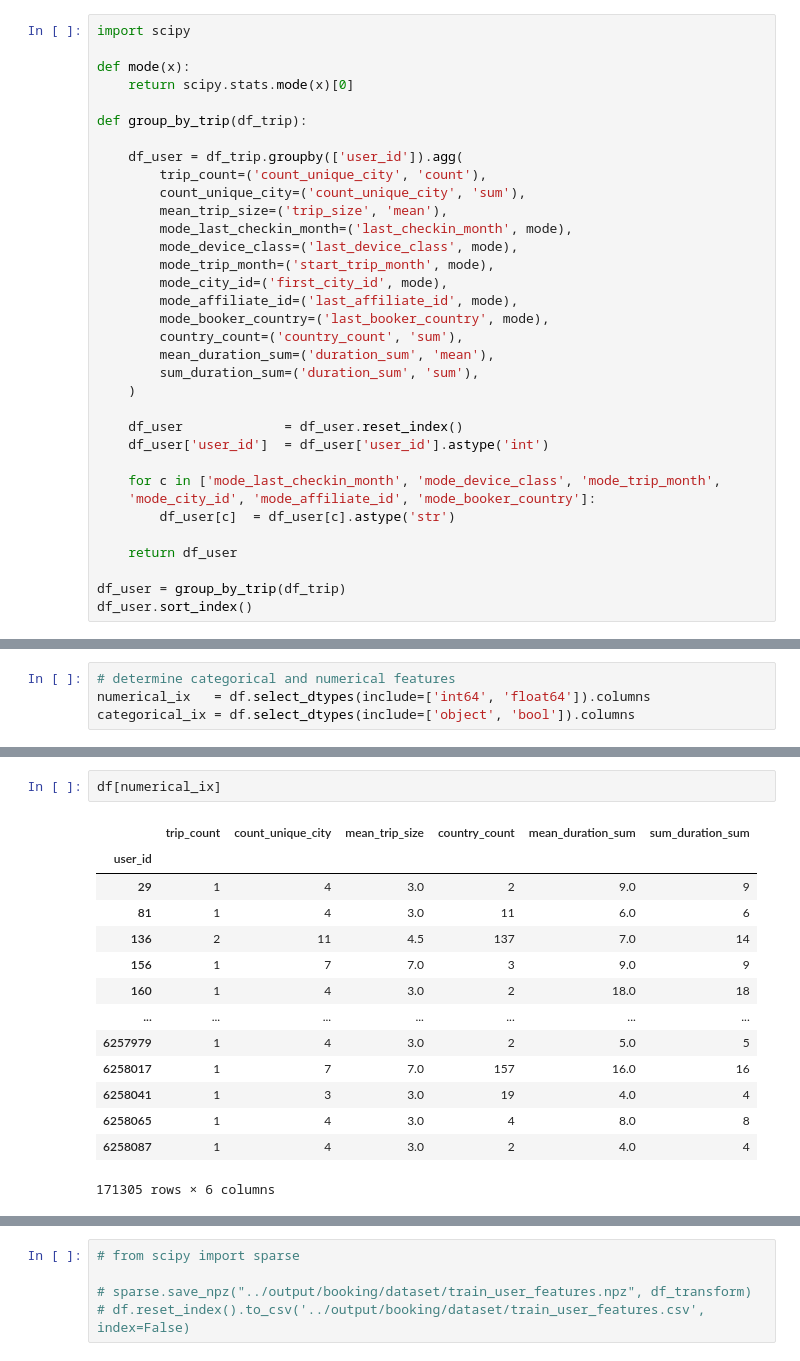
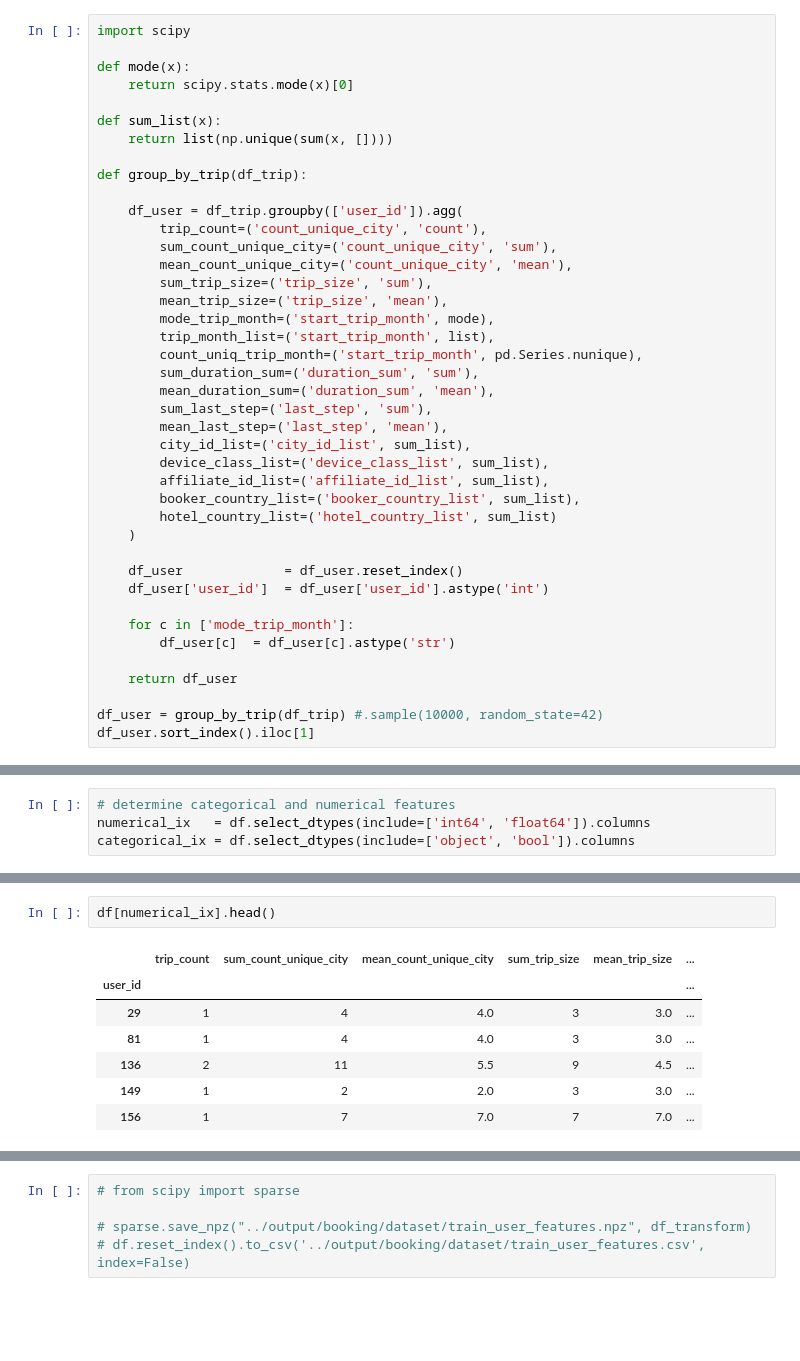
Before and after one commit to marlesson/booking_challenge, a Jupyter notebook: notebook/User Encoder - AutoEncoder.ipynb, the cells around one changed output, grey strips where cells are left out. Cells and saved outputs as stored; diff of their text form; blank space fills up the shorter version.

```diff
--- a/notebook/User Encoder - AutoEncoder.ipynb
+++ b/notebook/User Encoder - AutoEncoder.ipynb
@@ -60,32 +67,39 @@ import scipy
 def mode(x):
     return scipy.stats.mode(x)[0]
 
+def sum_list(x):
+    return list(np.unique(sum(x, [])))
+
 def group_by_trip(df_trip):
 
     df_user = df_trip.groupby(['user_id']).agg(
         trip_count=('count_unique_city', 'count'),
-        count_unique_city=('count_unique_city', 'sum'),
+        sum_count_unique_city=('count_unique_city', 'sum'),
+        mean_count_unique_city=('count_unique_city', 'mean'),
+        sum_trip_size=('trip_size', 'sum'),
         mean_trip_size=('trip_size', 'mean'),
-        mode_last_checkin_month=('last_checkin_month', mode),
-        mode_device_class=('last_device_class', mode),
         mode_trip_month=('start_trip_month', mode),
-        mode_city_id=('first_city_id', mode),
-        mode_affiliate_id=('last_affiliate_id', mode),
-        mode_booker_country=('last_booker_country', mode),
-        country_count=('country_count', 'sum'),
+        trip_month_list=('start_trip_month', list),
+        count_uniq_trip_month=('start_trip_month', pd.Series.nunique),
+        sum_duration_sum=('duration_sum', 'sum'),
         mean_duration_sum=('duration_sum', 'mean'),
-        sum_duration_sum=('duration_sum', 'sum'),
+        sum_last_step=('last_step', 'sum'),
+        mean_last_step=('last_step', 'mean'),
+        city_id_list=('city_id_list', sum_list),
+        device_class_list=('device_class_list', sum_list),
+        affiliate_id_list=('affiliate_id_list', sum_list),
+        booker_country_list=('booker_country_list', sum_list),
+        hotel_country_list=('hotel_country_list', sum_list)
     )
 
     df_user             = df_user.reset_index()
     df_user['user_id']  = df_user['user_id'].astype('int')
 
-    for c in ['mode_last_checkin_month', 'mode_device_class', 'mode_trip_month',
-    'mode_city_id', 'mode_affiliate_id', 'mode_booker_country']:
+    for c in ['mode_trip_month']:
         df_user[c]  = df_user[c].astype('str')
 
     return df_user
 
-df_user = group_by_trip(df_trip)
-df_user.sort_index()
+df_user = group_by_trip(df_trip) #.sample(10000, random_state=42)
+df_user.sort_index().iloc[1]
 # %% [output]
@@ -171,17 +187,10 @@ df[categorical_ix]
 # %%
-df[numerical_ix]
+df[numerical_ix].head()
 # %% [output]
-|  | trip_count | count_unique_city | mean_trip_size | country_count | mean_duration_sum | sum_duration_sum |
-| user_id |  |  |  |  |  |  |
-| 29 | 1 | 4 | 3.0 | 2 | 9.0 | 9 |
-| 81 | 1 | 4 | 3.0 | 11 | 6.0 | 6 |
-| 136 | 2 | 11 | 4.5 | 137 | 7.0 | 14 |
-| 156 | 1 | 7 | 7.0 | 3 | 9.0 | 9 |
-| 160 | 1 | 4 | 3.0 | 2 | 18.0 | 18 |
-| ... | ... | ... | ... | ... | ... | ... |
-| 6257979 | 1 | 4 | 3.0 | 2 | 5.0 | 5 |
-| 6258017 | 1 | 7 | 7.0 | 157 | 16.0 | 16 |
-| 6258041 | 1 | 3 | 3.0 | 19 | 4.0 | 4 |
-| 6258065 | 1 | 4 | 3.0 | 4 | 8.0 | 8 |
-| 6258087 | 1 | 4 | 3.0 | 2 | 4.0 | 4 |
+|  | trip_count | sum_count_unique_city | mean_count_unique_city | sum_trip_size | mean_trip_size | ... |
+| user_id |  |  |  |  |  | ... |
+| 29 | 1 | 4 | 4.0 | 3 | 3.0 | ... |
+| 81 | 1 | 4 | 4.0 | 3 | 3.0 | ... |
+| 136 | 2 | 11 | 5.5 | 9 | 4.5 | ... |
+| 149 | 1 | 2 | 2.0 | 3 | 3.0 | ... |
+| 156 | 1 | 7 | 7.0 | 7 | 7.0 | ... |
-171305 rows × 6 columns
```
Also changed, not shown: parts of 32 cells of this notebook, 4 other files.
